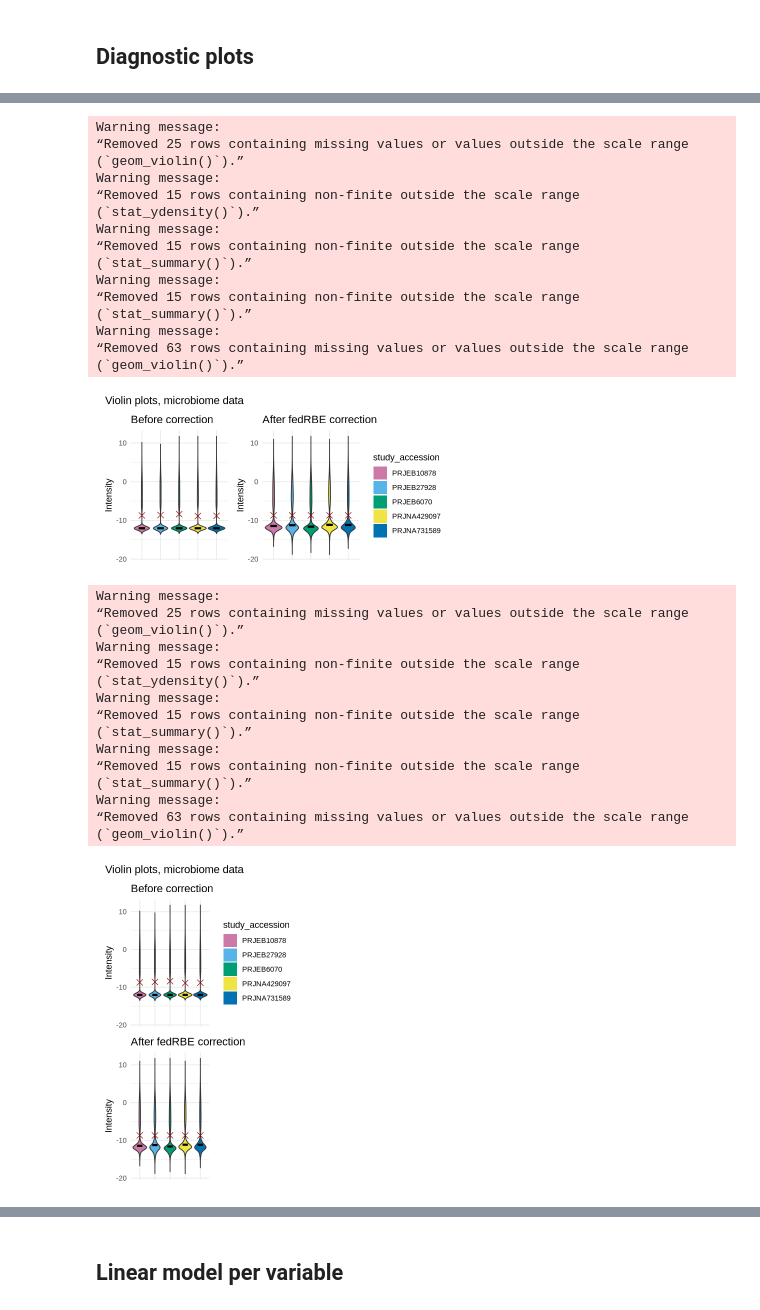
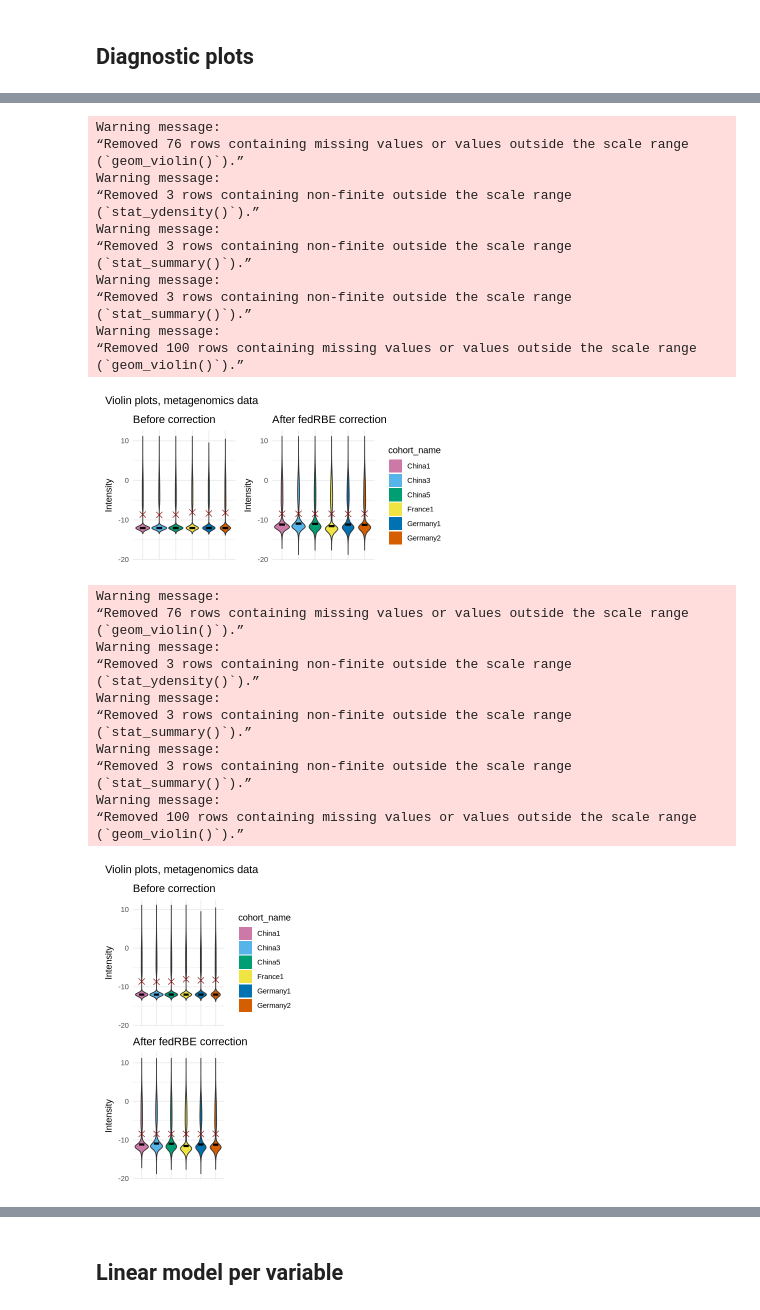
Before and after one commit to Freddsle/fedRBE, a Jupyter notebook: evaluation/evaluation_microbiome.ipynb, the cells around one changed output, grey strips where cells are left out. Drawn from its saved outputs; the diff is of its cells as text; code cells hidden in the pictures.

```diff
--- a/evaluation/evaluation_microbiome.ipynb
+++ b/evaluation/evaluation_microbiome.ipynb
@@ -30,13 +12,13 @@ cbPalette <- c("#CC79A7", "#56B4E9", "#009E73", "#F0E442", "#0072B2", "#D55E00")
 # %% [markdown]
 # Load data
 # %%
-data_path <- "..//evaluation_data/microbiome/"
+data_path <- "..//evaluation_data/microbiome_v2/"
 
 central_uncorrected <- read.csv(paste0(data_path, "before/logmin_normalized_counts_5C.tsv"), sep = "\t", header = TRUE, row.names = 1, check.names = F)
 metadata <- read.csv(paste0(data_path, "before/metadata_5C.tsv"), sep = "\t", header = TRUE, row.names = 1)
 
 central_corrected <- read.csv(paste0(data_path, "after/normalized_logmin_counts_5centers_Rcorrected.tsv"), sep = "\t", header = TRUE, row.names = 1, check.names = F)
-fed_corrected <- read.csv(paste0(data_path, "after/FedSim_corrected_data.tsv"), sep = "\t", header = TRUE, row.names = 1, check.names = F)
+fed_corrected <- read.csv(paste0(data_path, "after/FedApp_corrected_data.tsv"), sep = "\t", header = TRUE, row.names = 1, check.names = F)
 
 rownames(metadata) <- metadata$sample
 
@@ -148,77 +126,77 @@ y_limits <- c(y_min, y_max)
 
 boxplots_uncorrected <- boxplot_plot_groupped(central_uncorrected, metadata,
     title = "Before correction",
     quantitativeColumnName = "sample",
-    color_col = "study_accession", remove_xnames = T, show_legend=F, y_limits = y_limits,
+    color_col = "cohort_name", remove_xnames = T, show_legend=F, y_limits = y_limits,
     cbPalette = cbPalette)
 
 # boxplots_corrected <- boxplot_plot_groupped(central_corrected, metadata,
 #     title = "After central correction",
 #     quantitativeColumnName = "sample",
 #     color_col = "study_accession", remove_xnames = T, show_legend=F, y_limits = y_limits,
 #     cbPalette = cbPalette)
 boxplots_fed <- boxplot_plot_groupped(fed_corrected, metadata,
     title = "After fedRBE correction",
     quantitativeColumnName = "sample",
-    color_col = "study_accession", remove_xnames = T, show_legend=T, y_limits = y_limits,
+    color_col = "cohort_name", remove_xnames = T, show_legend=T, y_limits = y_limits,
     cbPalette = cbPalette)
 
 options(repr.plot.width=6, repr.plot.height=3)
 layout <- boxplots_uncorrected | boxplots_fed
-layout <- layout + plot_annotation("Violin plots, microbiome data")
+layout <- layout + plot_annotation("Violin plots, metagenomics data")
 layout
 # %% [output]
 Warning message:
-“Removed 25 rows containing missing values or values outside the scale range
+“Removed 76 rows containing missing values or values outside the scale range
 (`geom_violin()`).”
 Warning message:
-“Removed 15 rows containing non-finite outside the scale range
+“Removed 3 rows containing non-finite outside the scale range
 (`stat_ydensity()`).”
 Warning message:
-“Removed 15 rows containing non-finite outside the scale range
+“Removed 3 rows containing non-finite outside the scale range
 (`stat_summary()`).”
 Warning message:
-“Removed 15 rows containing non-finite outside the scale range
+“Removed 3 rows containing non-finite outside the scale range
 (`stat_summary()`).”
 Warning message:
-“Removed 63 rows containing missing values or values outside the scale range
+“Removed 100 rows containing missing values or values outside the scale range
 (`geom_violin()`).”
-[figure, old version]
+[figure, new version]
 # %%
 boxplots_uncorrected <- boxplot_plot_groupped(central_uncorrected, metadata,
     title = "Before correction",
     quantitativeColumnName = "sample",
-    color_col = "study_accession", remove_xnames = T, show_legend=T, y_limits = y_limits,
+    color_col = "cohort_name", remove_xnames = T, show_legend=T, y_limits = y_limits,
     cbPalette = cbPalette)
 
 boxplots_fed <- boxplot_plot_groupped(fed_corrected, metadata,
     title = "After fedRBE correction",
     quantitativeColumnName = "sample",
-    color_col = "study_accession", remove_xnames = T, show_legend=F, y_limits = y_limits,
+    color_col = "cohort_name", remove_xnames = T, show_legend=F, y_limits = y_limits,
     cbPalette = cbPalette)
 
 options(repr.plot.width=3.5, repr.plot.height=5.5)
 layout <- boxplots_uncorrected /
           boxplots_fed
-layout <- layout + plot_annotation("Violin plots, microbiome data")
+layout <- layout + plot_annotation("Violin plots, metagenomics data")
 layout
 # %% [output]
 Warning message:
-“Removed 25 rows containing missing values or values outside the scale range
+“Removed 76 rows containing missing values or values outside the scale range
 (`geom_violin()`).”
 Warning message:
-“Removed 15 rows containing non-finite outside the scale range
+“Removed 3 rows containing non-finite outside the scale range
 (`stat_ydensity()`).”
 Warning message:
-“Removed 15 rows containing non-finite outside the scale range
+“Removed 3 rows containing non-finite outside the scale range
 (`stat_summary()`).”
 Warning message:
-“Removed 15 rows containing non-finite outside the scale range
+“Removed 3 rows containing non-finite outside the scale range
 (`stat_summary()`).”
 Warning message:
-“Removed 63 rows containing missing values or values outside the scale range
+“Removed 100 rows containing missing values or values outside the scale range
 (`geom_violin()`).”
-[figure, old version]
+[figure, new version]
 # %%
 umap_plot_before <- umap_plot(
     central_uncorrected, metadata,
```
Also changed, not shown: parts of 15 cells of this notebook, 2 other files.
